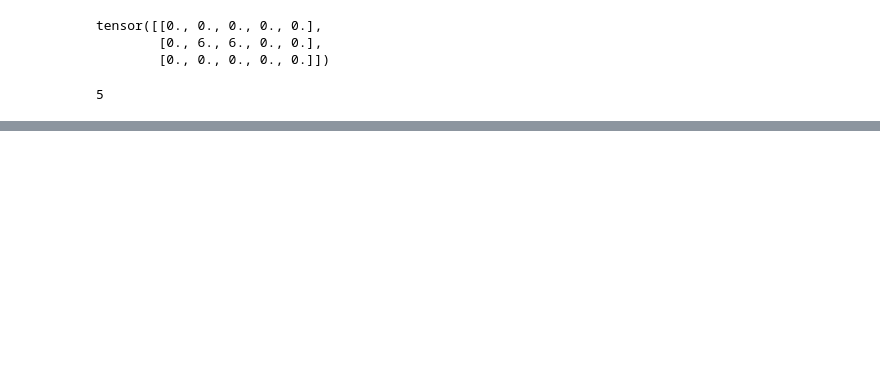
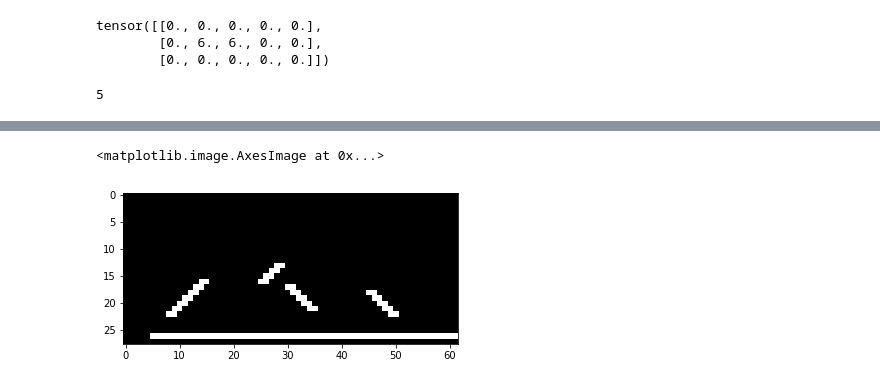
Before and after one commit to Jaeger87/Super-Mario-Deep-Maker-2, a Jupyter notebook: SuperMarioDeepMaker2.ipynb, the cells around one changed output, grey strips where cells are left out. Drawn from its saved outputs; the diff is of its cells as text; code cells hidden in the pictures; blank space fills up the shorter version.

```diff
--- a/SuperMarioDeepMaker2.ipynb
+++ b/SuperMarioDeepMaker2.ipynb
@@ -660,8 +661,8 @@ class LevelArea(ObjectBytes):
             assert matrix[17][sound.yPosition][sound.xPosition]  == 0
             matrix[17][sound.yPosition][sound.xPosition] = sound.effectType
 
-        for rail in self.rails:
-            self.setRailTrack(matrix, rail)
+        #for rail in self.rails:
+            #self.setRailTrack(matrix, rail)
 
         for iCicle in self.icicles:
             assert matrix[1][iCicle.yPosition:(iCicle.yPosition + 2), iCicle.xPosition] == 0
@@ -690,20 +691,32 @@ class LevelArea(ObjectBytes):
 
             if objectMM.shape == 2: #forma gentle
                 self.setCellMatrix(matrix, objectMM, layer, objectMM.yPosition, objectMM.xPosition, True)
-                for i in range(1, objectMM.objectWidth - 1, 2):
-                    matrix[objectMM.layer][(objectMM.yPosition + (i // 2)):(objectMM.yPosition + (i // 2)) + 2, objectMM.xPosition + i : objectMM.xPosition + i + 2] = objectMM.flagsType
+                if objectMM.objectFlags == 103809088 or objectMM.objectFlags == 101711936:
+                    for i in range(1, objectMM.objectWidth - 1, 2):#discesa
+                        matrix[objectMM.layer][(objectMM.yPosition - (i // 2)) - 2:(objectMM.yPosition - (i // 2)), objectMM.xPosition + i : objectMM.xPosition + i + 2] = objectMM.flagsType
+                else:
+                    for i in range(1, objectMM.objectWidth - 1, 2):#salita
+                        matrix[objectMM.layer][(objectMM.yPosition + (i // 2)):(objectMM.yPosition + (i // 2)) + 2, objectMM.xPosition + i : objectMM.xPosition + i + 2] = objectMM.flagsType
                 self.setCellMatrix(matrix, objectMM, layer, objectMM.yPosition + objectMM.objectHeight - 1, objectMM.xPosition + objectMM.objectWidth - 1, False)
 
             if objectMM.shape == 3: #forma steep
                 self.setCellMatrix(matrix, objectMM, layer, objectMM.yPosition, objectMM.xPosition, True)
-                for i in range(1, objectMM.objectWidth - 1):
-                    print('----------')
-                    print(str(objectMM.yPosition + i - 1) + ' ' + str(objectMM.yPosition + i + 1))
-                    print(objectMM.xPosition + i)
-                    print('----------')
-                    matrix[objectMM.layer][(objectMM.yPosition + i - 1):(objectMM.yPosition + i + 1), objectMM.xPosition + i] = objectMM.flagsType
-                print(str(objectMM.yPosition + objectMM.objectHeight - 1) + str(objectMM.xPosition + objectMM.objectWidth - 1))
-                self.setCellMatrix(matrix, objectMM, layer, objectMM.yPosition + objectMM.objectHeight - 1, objectMM.xPosition + objectMM.objectWidth - 1 , False)
+                #if objectMM.objectFlags == 103809088:
+                #    for i in range(1, objectMM.objectWidth - 1):#discesa
+                #        matrix[objectMM.layer][(objectMM.yPosition - i - 1):(objectMM.yPosition - i + 1), objectMM.xPosition + i] = objectMM.flagsType
+                #    self.setCellMatrix(matrix, objectMM, layer, objectMM.yPosition - objectMM.objectHeight + 1, objectMM.xPosition + objectMM.objectWidth - 1 , False)
+                if objectMM.objectFlags == 101711936 or objectMM.objectFlags == 103809088:
+                    for i in range(1, objectMM.objectWidth - 1): #discesa da destra
+                        matrix[objectMM.layer][(objectMM.yPosition + i - 1):(objectMM.yPosition + i + 1), objectMM.xPosition - i] = objectMM.flagsType
+                    self.setCellMatrix(matrix, objectMM, layer, objectMM.yPosition + objectMM.objectHeight - 1, objectMM.xPosition - objectMM.objectWidth + 1 , False)
+                elif objectMM.objectFlags == 100663360:
+                    for i in range(1, objectMM.objectWidth - 1): #salita
+                        matrix[objectMM.layer][(objectMM.yPosition + i - 1):(objectMM.yPosition + i + 1), objectMM.xPosition + i] = objectMM.flagsType
+                    self.setCellMatrix(matrix, objectMM, layer, objectMM.yPosition + objectMM.objectHeight - 1, objectMM.xPosition + objectMM.objectWidth - 1 , False)
+                else: #salita destra 102760512
+                    for i in range(1, objectMM.objectWidth - 1): #salita da destra
+                        matrix[objectMM.layer][(objectMM.yPosition - i):(objectMM.yPosition - i + 2), objectMM.xPosition - i] = objectMM.flagsType
+                    self.setCellMatrix(matrix, objectMM, layer, objectMM.yPosition - objectMM.objectHeight + 1, objectMM.xPosition - objectMM.objectWidth + 1 , False)
 
             if objectMM.shape == 4: #forma T contraria
                 for i in range (0,objectMM.objectWidth):
@@ -757,7 +770,8 @@ class LevelArea(ObjectBytes):
 
     def setCellMatrix(self, matrix, objectMM, layer, yPosition, xPosition, childSoundCell):
         assert matrix[layer][yPosition][xPosition] == 0 or matrix[layer][yPosition][xPosition] == 7, 'occupato: ' + str(matrix[layer][yPosition][xPosition]) + ' ' + str(objectMM.objectType) + ' ' + str(objectMM.objectWidth) + ' ' + str(objectMM.objectHeight)\
-        + ' ' + str(objectMM.middleTileX) + ' ' + str(objectMM.middleTileY) + ' ' + str(objectMM.yOriginalPosition) + ' ' + str(objectMM.xOriginalPosition) + ' ' + str(objectMM.linkID) + ' ' + str(childSoundCell)
+        + ' ' + str(objectMM.middleTileX) + ' ' + str(objectMM.middleTileY) + ' ' + str(objectMM.yOriginalPosition) + ' ' + str(objectMM.xOriginalPosition) + ' ' + str(objectMM.linkID) + ' ' + str(childSoundCell)\
+        + ' ' + str(yPosition) + ' ' + str(xPosition)
         matrix[layer][yPosition][xPosition] = objectMM.flagsType
         if(childSoundCell):
             if(objectMM.childObjectType != 65535):
@@ -1039,7 +1056,8 @@ for levelName in tqdm(levelsDownloaded):
 # %%
 levelsError
 # %%
-testM = MarioMaker2File(leveldata)
+testM = MarioMaker2File()
+testM.fromBytes(leveldata)
 asd = testM.mainLevelArea.toPytorchMatrix()[1]
 torch.set_printoptions(edgeitems=60)
 asd
@@ -1048,3 +1087,8 @@ plt.imshow(torch.flip(asd, [-2]), cmap='gray', vmin=0, vmax=1)
+# %%
+plt.imshow(torch.flip(asd[:,2:64], [-2]), cmap='gray', vmin=0, vmax=1)
+# %% [output]
+<matplotlib.image.AxesImage at 0x...>
+[figure, added]
 # %%
 for levelMM in tqdm(marioMakerLevels):
     levelMM.mainLevelArea.toPytorchMatrix()
```
Also changed, not shown: parts of 11 cells of this notebook, 2 other files.
